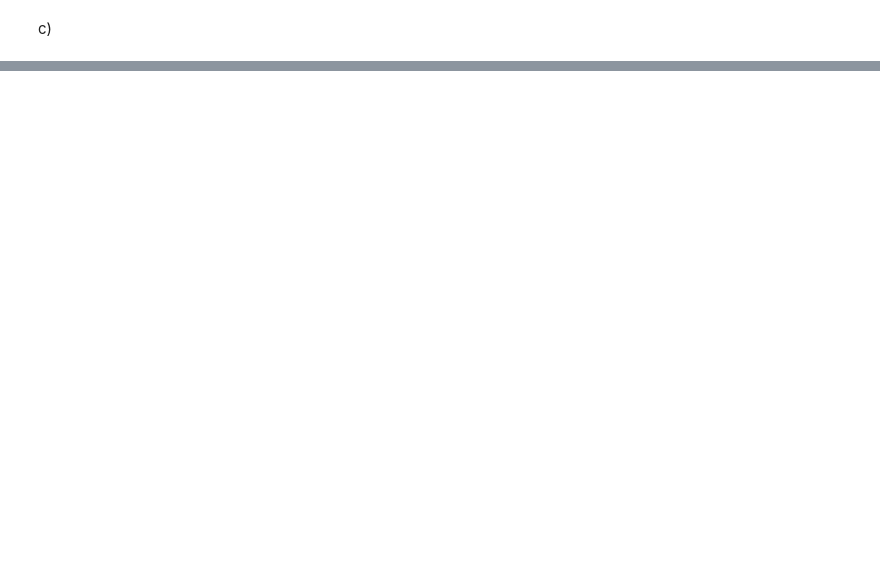
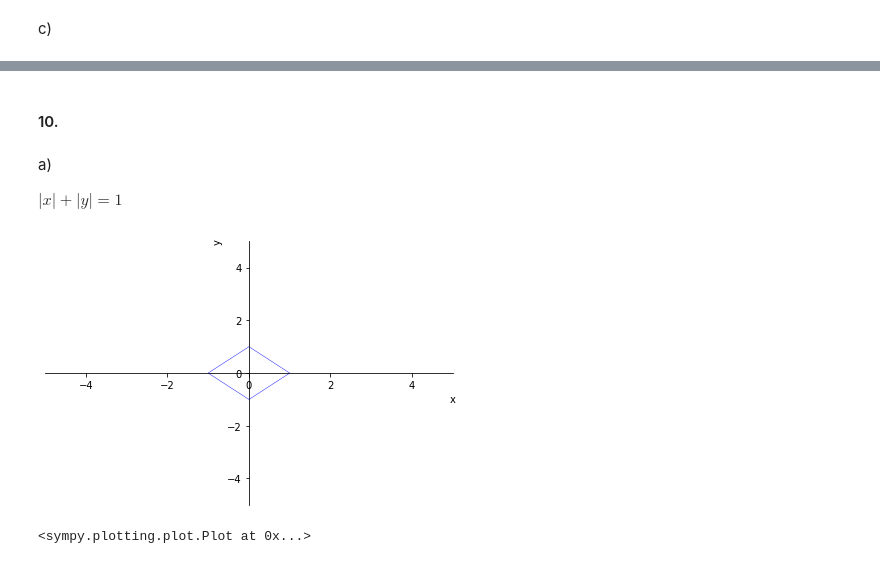
Before and after one commit to jcarlosgalvezm/calculo, a Jupyter notebook: tasks/Tarea2.ipynb, the cells around one changed output, grey strips where cells are left out. Saved outputs shown, nothing was run; the diff lists cells and outputs as text; code cells hidden in the pictures; blank space fills up the shorter version.

```diff
--- a/tasks/Tarea2.ipynb
+++ b/tasks/Tarea2.ipynb
@@ -135,0 +259,12 @@ $|x-2| + |x+2| \leq 4$
+# %% [markdown]
+#### 10.
+# %% [markdown]
+a)
+
+$|x|+|y| = 1$
+# %%
+expr = abs(x) + abs(y) - 1
+plot_implicit(expr)
+# %% [output]
+[figure, added]
+<sympy.plotting.plot.Plot at 0x...>
```
Also changed, not shown: parts of 92 cells of this notebook, 6 other files.
